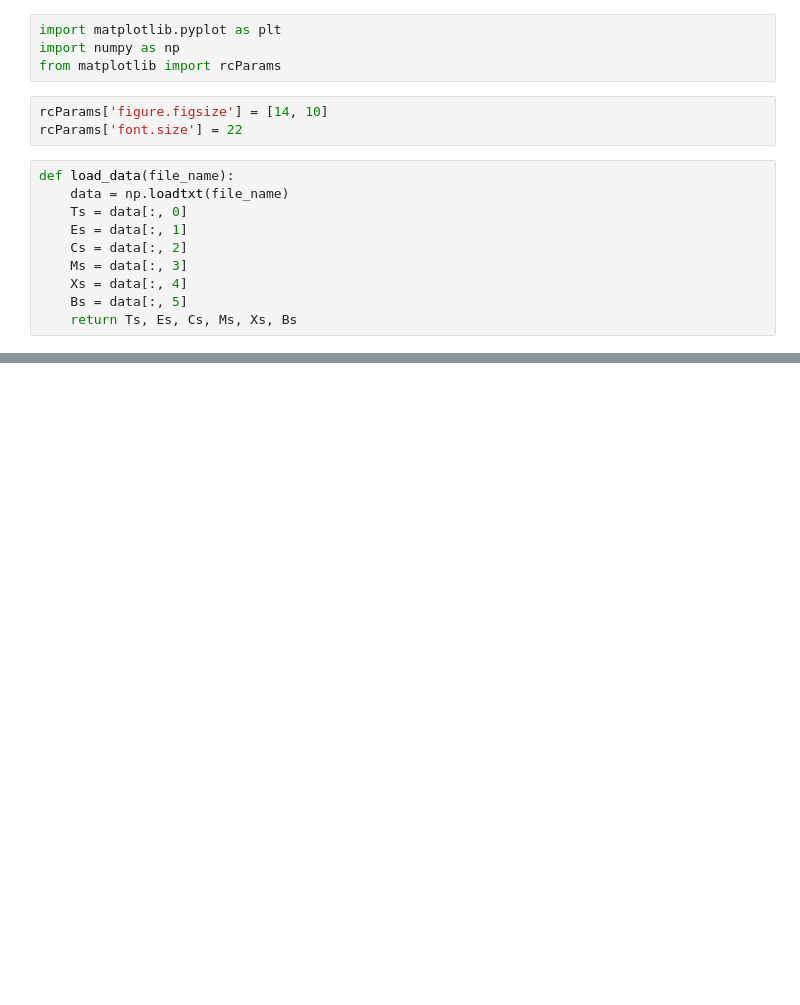
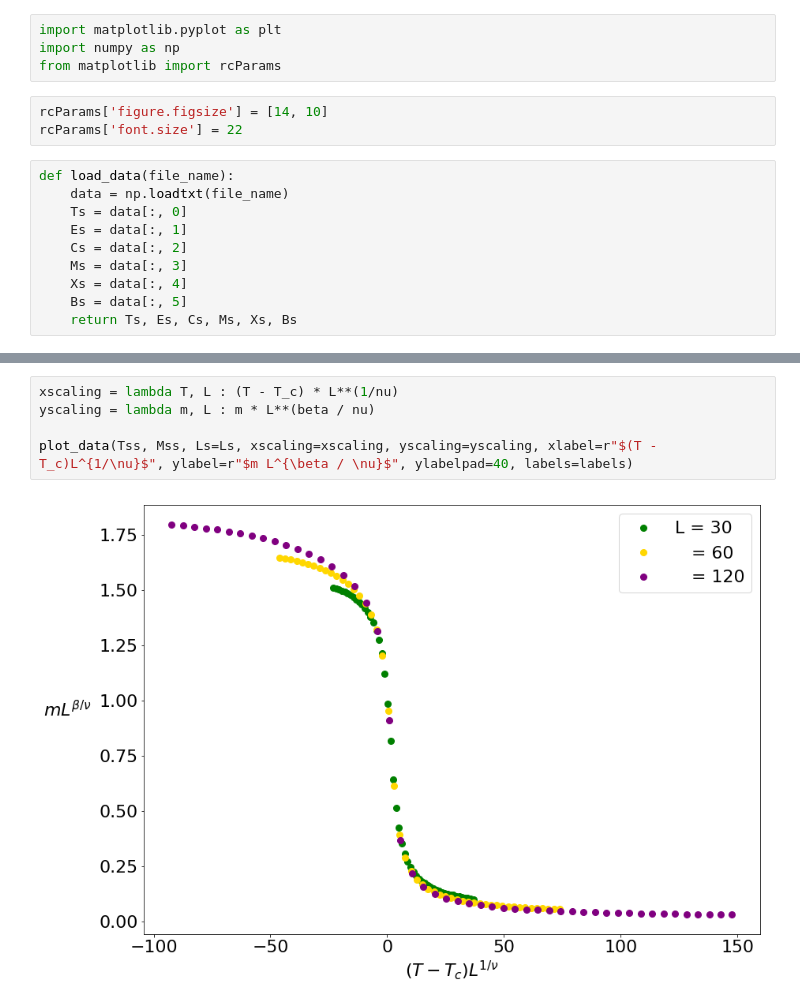
Before and after one commit to stevenstetzler/computational-physics, a Jupyter notebook: project2/project2_plots.ipynb, the cells around one changed output, grey strips where cells are left out. Drawn from its saved outputs; the diff is of its cells as text; blank space fills up the shorter version.

```diff
--- a/project2/project2_plots.ipynb
+++ b/project2/project2_plots.ipynb
@@ -32,0 +112,7 @@ plot_data(Ts, Xs, xlabel="T", ylabel="m")
+# %%
+xscaling = lambda T, L : (T - T_c) * L**(1/nu)
+yscaling = lambda m, L : m * L**(beta / nu)
+
+plot_data(Tss, Mss, Ls=Ls, xscaling=xscaling, yscaling=yscaling, xlabel=r"$(T - T_c)L^{1/\nu}$", ylabel=r"$m L^{\beta / \nu}$", ylabelpad=40, labels=labels)
+# %% [output]
+[figure, added]
```
Also changed, not shown: parts of 12 cells of this notebook.
